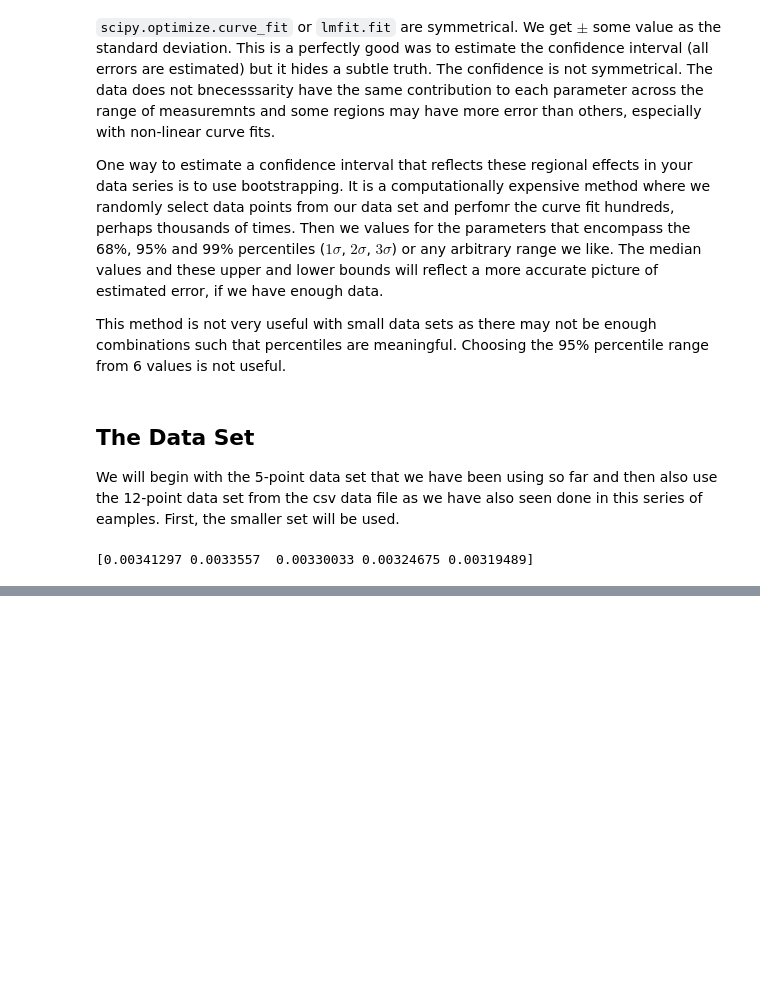
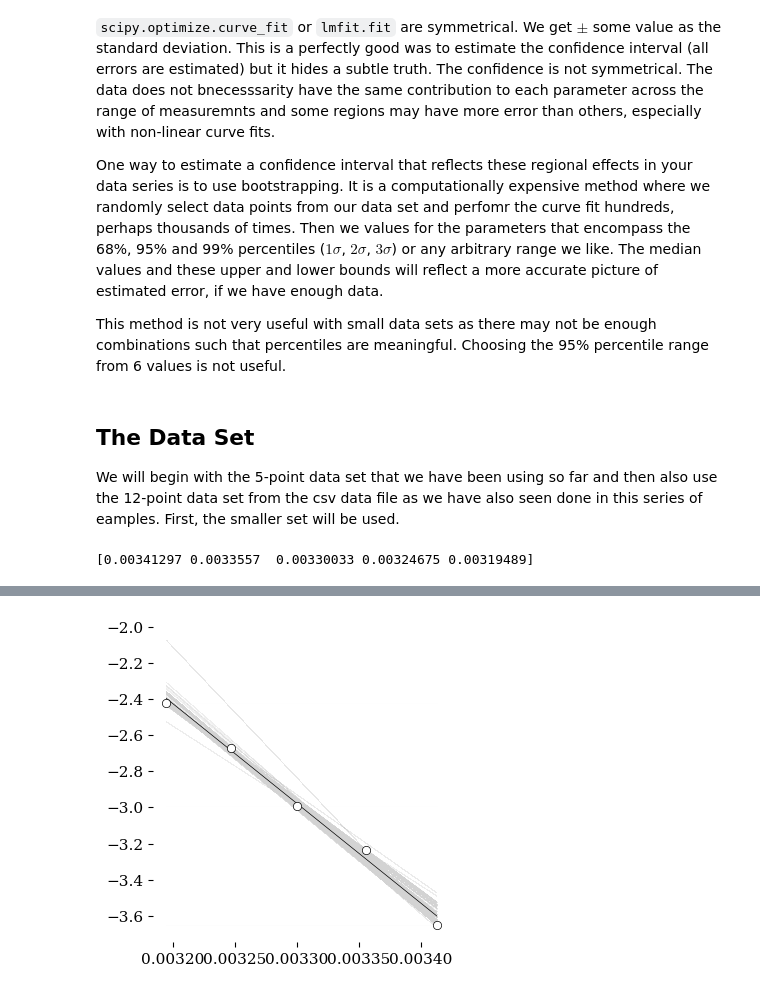
Before and after one commit to blinkletter/StealThisCode, a Jupyter notebook: 5_Erying/5A-Eyring_Exercises_5_Bootstrap.ipynb, the cells around one changed output, grey strips where cells are left out. Drawn from its saved outputs; the diff is of its cells as text; code cells hidden in the pictures; blank space fills up the shorter version.

```diff
--- a/5_Erying/5A-Eyring_Exercises_5_Bootstrap.ipynb
+++ b/5_Erying/5A-Eyring_Exercises_5_Bootstrap.ipynb
@@ -88,0 +235,59 @@ array([0.48918114, 0.59969109])
+# %%
+## Adapted from code found in https://stats.stackexchange.com/questions/183230/bootstrapping-confidence-interval-from-a-regression-prediction
+
+
+import numpy as np
+import matplotlib.pyplot as plt
+from sklearn.linear_model import LinearRegression
+from sklearn.ensemble import BaggingRegressor
+
+# Create toy data
+#x = np.linspace(0, 10, 20)
+#y = x + (np.random.rand(len(x)) * 10)
+
+# Extend x data to contain another row vector of 1s
+X = np.vstack([x, np.ones(len(x))]).T
+
+n_estimators = 2000
+model = BaggingRegressor(LinearRegression(),
+                         n_estimators=n_estimators,
+                         bootstrap=True)
+
+model.fit(X, y)
+
+style = "tufte.mplstyle"
+#style = "S2_classic2.mplstyle"
+style_name = location_styles + style
+plt.style.use(style_name)
+
+plt.figure(figsize=(4,4))
+
+# Accessing each base_estimator (already fitted)
+for m in model.estimators_:
+    plt.plot(x, m.predict(X), color='lightgrey', alpha=0.01, linewidth=0.5, zorder=1)
+
+plt.scatter(x,y, marker='o', facecolor='white', edgecolor='black', linewidths=0.5, zorder=5)
+
+# "Bagging model" prediction
+plt.plot(x, model.predict(X), color='black', linewidth=0.5, zorder=4)
+
+plt.rcdefaults()
+
+
+#size = [8,4]
+#fig, ax = plt.subplots(nrows=1, ncols=2, figsize=size)
+
+#ax.set(
+##          title = Title,
+#          ylabel=r"$\ln (k / T)$",
+#          xlabel=r"$1/T$",
+##          xlim=[0.0030,0.00354],
+##          ylim=[-4.5,-1.1]
+#       )
+#plt.xticks([0.0032,0.0033,0.0034])
+
+plt.tight_layout(pad=2, h_pad=None, w_pad=None, rect=None)
+plt.savefig("plots/Eyring_bagging.pdf")
+plt.show()
+# %% [output]
+[figure, added]
```
Also changed, not shown: parts of 4 cells of this notebook, 3 other files.
